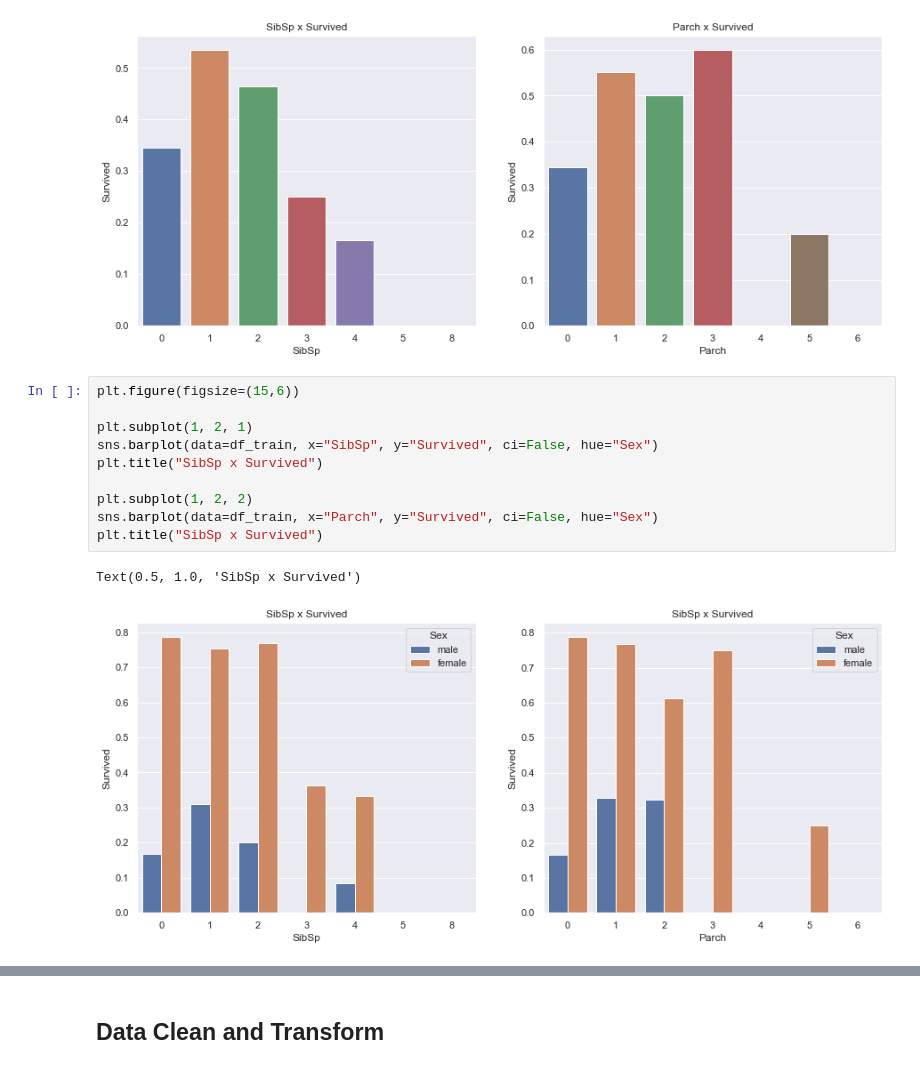
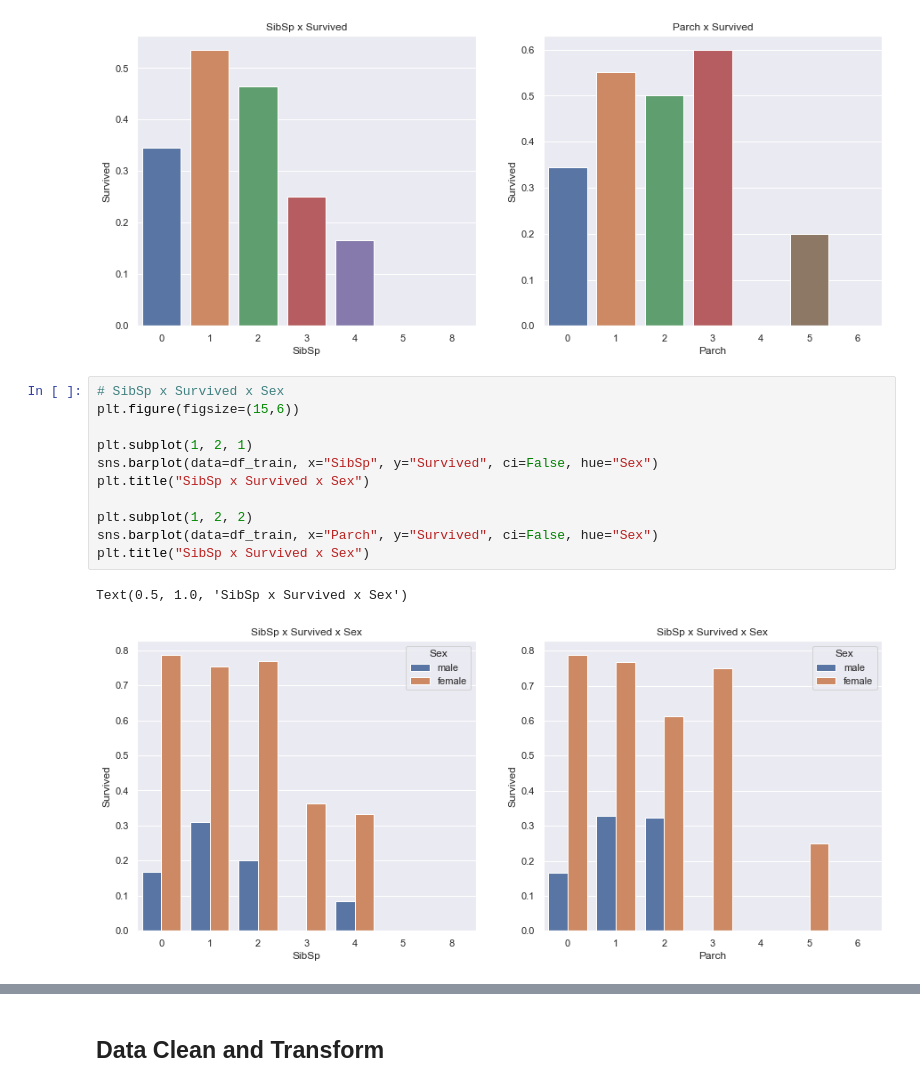
Before and after one commit to IvaStival/DataScience, a Jupyter notebook: Titanic/code/titanic_analysis.ipynb, the cells around one changed output, grey strips where cells are left out. Saved outputs shown, nothing was run; the diff lists cells and outputs as text.

```diff
--- a/Titanic/code/titanic_analysis.ipynb
+++ b/Titanic/code/titanic_analysis.ipynb
@@ -145,15 +173,16 @@ plt.show()
 # %% [output]
 [figure]
 # %%
+# SibSp x Survived x Sex
 plt.figure(figsize=(15,6))
 
 plt.subplot(1, 2, 1)
 sns.barplot(data=df_train, x="SibSp", y="Survived", ci=False, hue="Sex")
-plt.title("SibSp x Survived")
+plt.title("SibSp x Survived x Sex")
 
 plt.subplot(1, 2, 2)
 sns.barplot(data=df_train, x="Parch", y="Survived", ci=False, hue="Sex")
-plt.title("SibSp x Survived")
+plt.title("SibSp x Survived x Sex")
 # %% [output]
-Text(0.5, 1.0, 'SibSp x Survived')
+Text(0.5, 1.0, 'SibSp x Survived x Sex')
-[figure, old version]
+[figure, new version]
```
Also changed, not shown: parts of 42 cells of this notebook, 5 other files.
